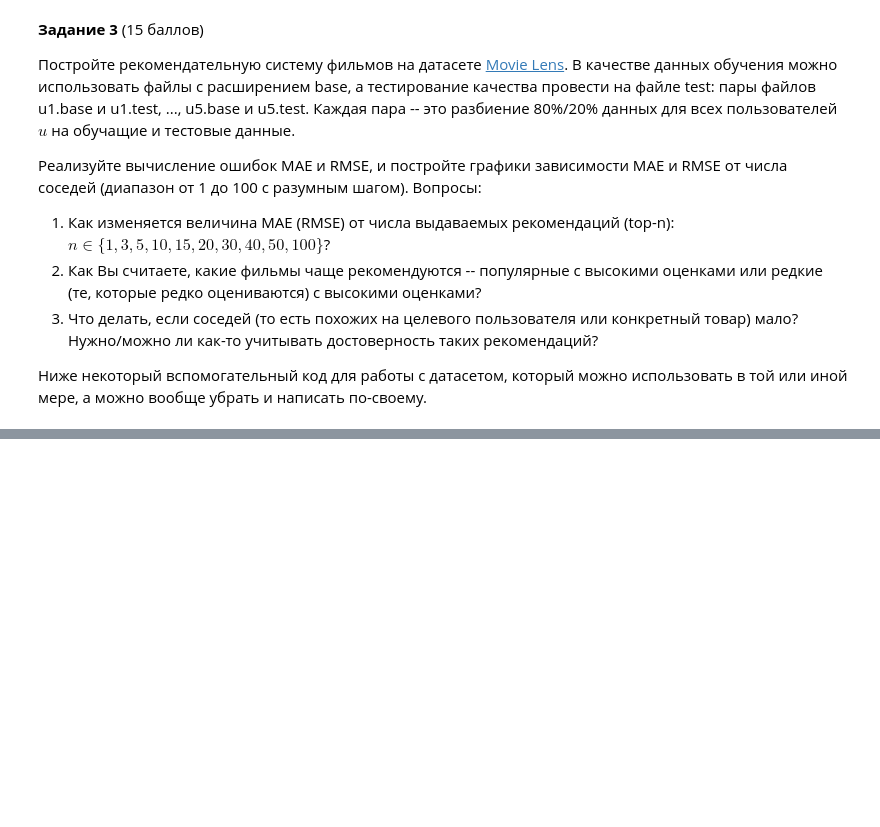
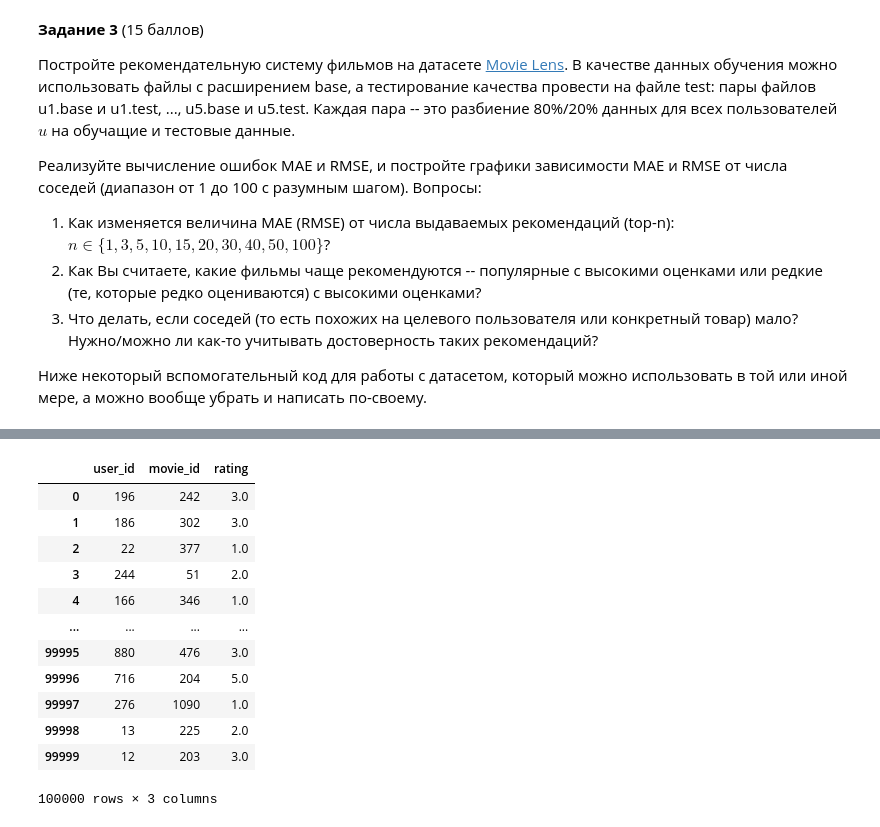
Before and after one commit to amhtj/DL-HSE, a Jupyter notebook: homeworks/sem2_hw1.ipynb, the cells around one changed output, grey strips where cells are left out. Cells and saved outputs as stored; diff of their text form; code cells hidden in the pictures; blank space fills up the shorter version.

```diff
--- a/homeworks/sem2_hw1.ipynb
+++ b/homeworks/sem2_hw1.ipynb
@@ -255,17 +246,15 @@ ratings
 # %%
 def loadMovieLens(path = '../datasets/ml-100k'):
 
-# Получить названия фильмов
+    # Получить названия фильмов
     movies = {}
     for line in open(path+'/u.item', encoding='latin-1'):
         (id,title) = line.split('|')[0:2]
-        movies[id] = title
+        movies[int(id)] = title
 
-# Загрузить данные
-    prefs={}
-    for line in open(path+'/u.data'):
-        (user,movieid,rating,ts)=line.split('\t')
-        prefs.setdefault(user,{})
-        prefs[user][movies[movieid]]=float(rating)
-
-    return prefs
+    # Загрузить данные
+    r_cols = ['user_id', 'movie_id', 'rating', 'timestamp']
+    ratings = pd.read_csv('../datasets/ml-100k/u.data',  sep='\t', names=r_cols, encoding='latin-1')
+    ratings.drop('timestamp', inplace=True, axis=1)
+    ratings = ratings.astype({'rating': 'float'})
+    return ratings, movies
@@ -307,0 +261,18 @@ getRecommendedItems(prefs,itemsim,'87')[0:30]
+# %%
+# reitings будет использоваться для обучения модели, а movies для интерпритации результатов
+ratings, movies = loadMovieLens()
+ratings
+# %% [output]
+|  | user_id | movie_id | rating |
+| 0 | 196 | 242 | 3.0 |
+| 1 | 186 | 302 | 3.0 |
+| 2 | 22 | 377 | 1.0 |
+| 3 | 244 | 51 | 2.0 |
+| 4 | 166 | 346 | 1.0 |
+| ... | ... | ... | ... |
+| 99995 | 880 | 476 | 3.0 |
+| 99996 | 716 | 204 | 5.0 |
+| 99997 | 276 | 1090 | 1.0 |
+| 99998 | 13 | 225 | 2.0 |
+| 99999 | 12 | 203 | 3.0 |
+100000 rows × 3 columns
```
Also changed, not shown: parts of 25 cells of this notebook.
